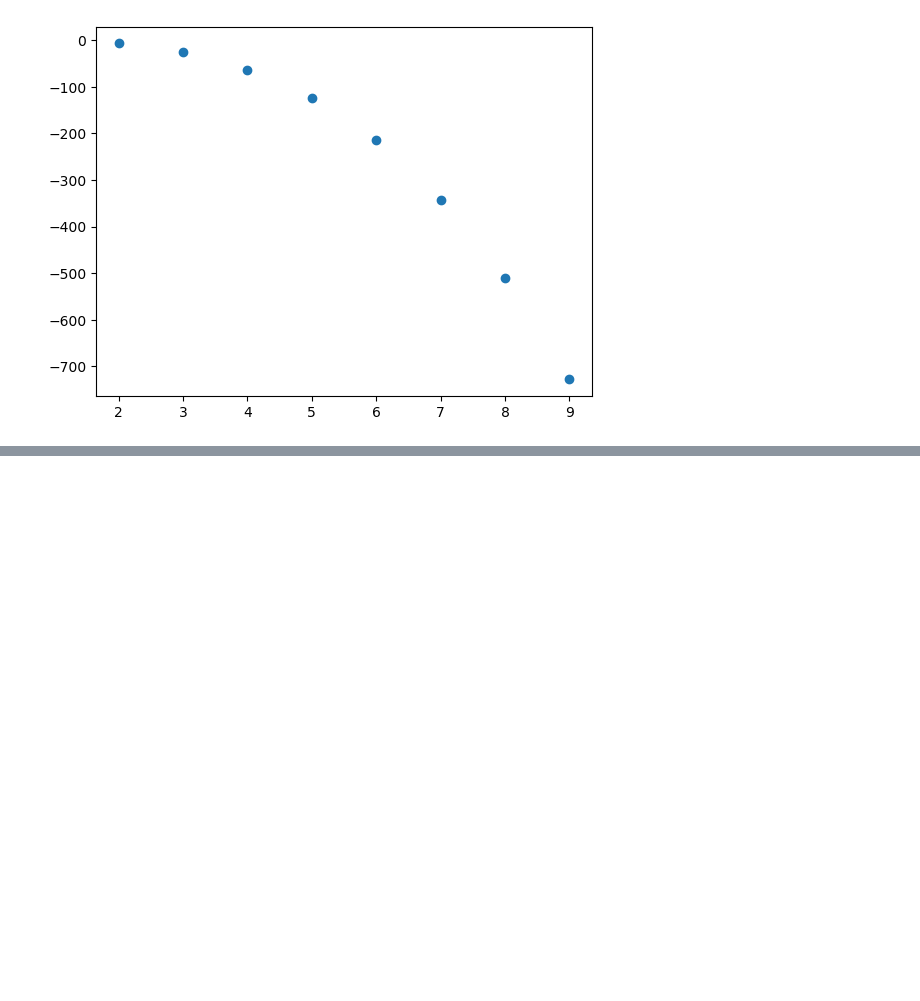
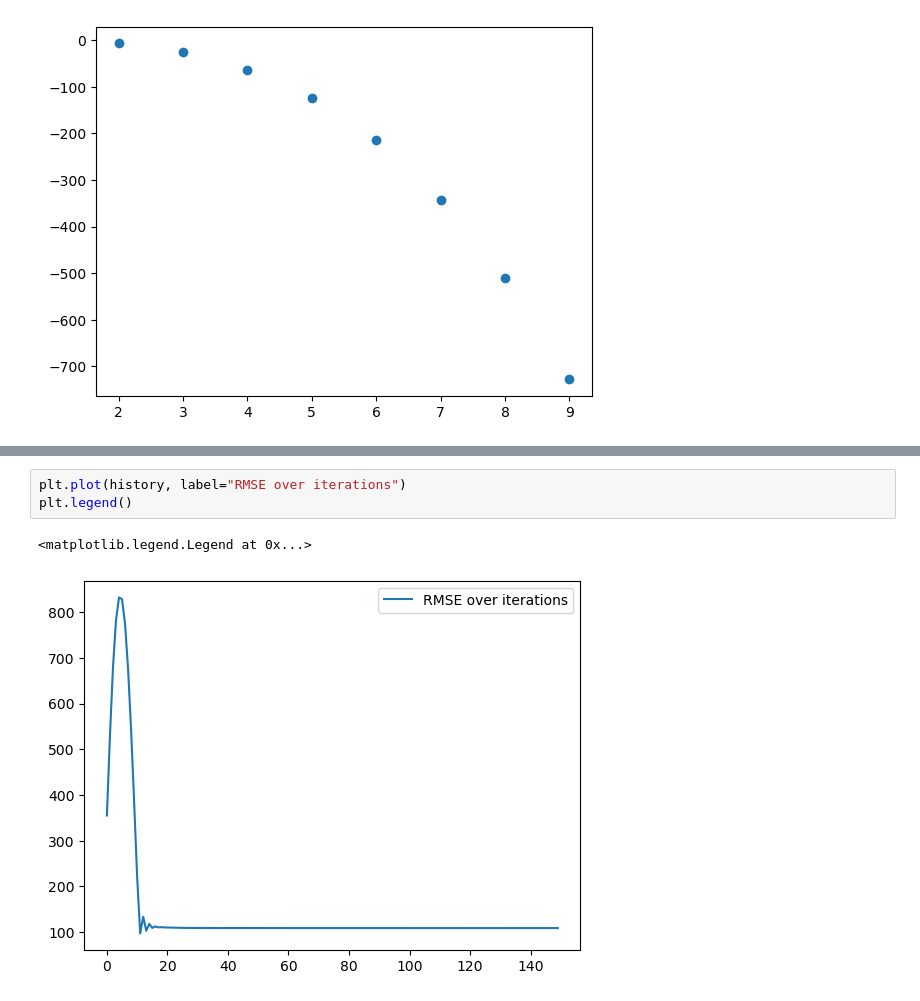
Before and after one commit to avanteijlingen/Tutorial-SB06, a Jupyter notebook: Machine Learning/LinearRegression.ipynb, the cells around one changed output, grey strips where cells are left out. Drawn from its saved outputs; the diff is of its cells as text; blank space fills up the shorter version.

```diff
--- a/Machine Learning/LinearRegression.ipynb
+++ b/Machine Learning/LinearRegression.ipynb
@@ -64,0 +74,6 @@ plt.scatter(X, y_
+# %%
+plt.plot(history, label="RMSE over iterations")
+plt.legend()
+# %% [output]
+<matplotlib.legend.Legend at 0x...>
+[figure, added]
```
Also changed, not shown: parts of 5 cells of this notebook, 1 other file.
